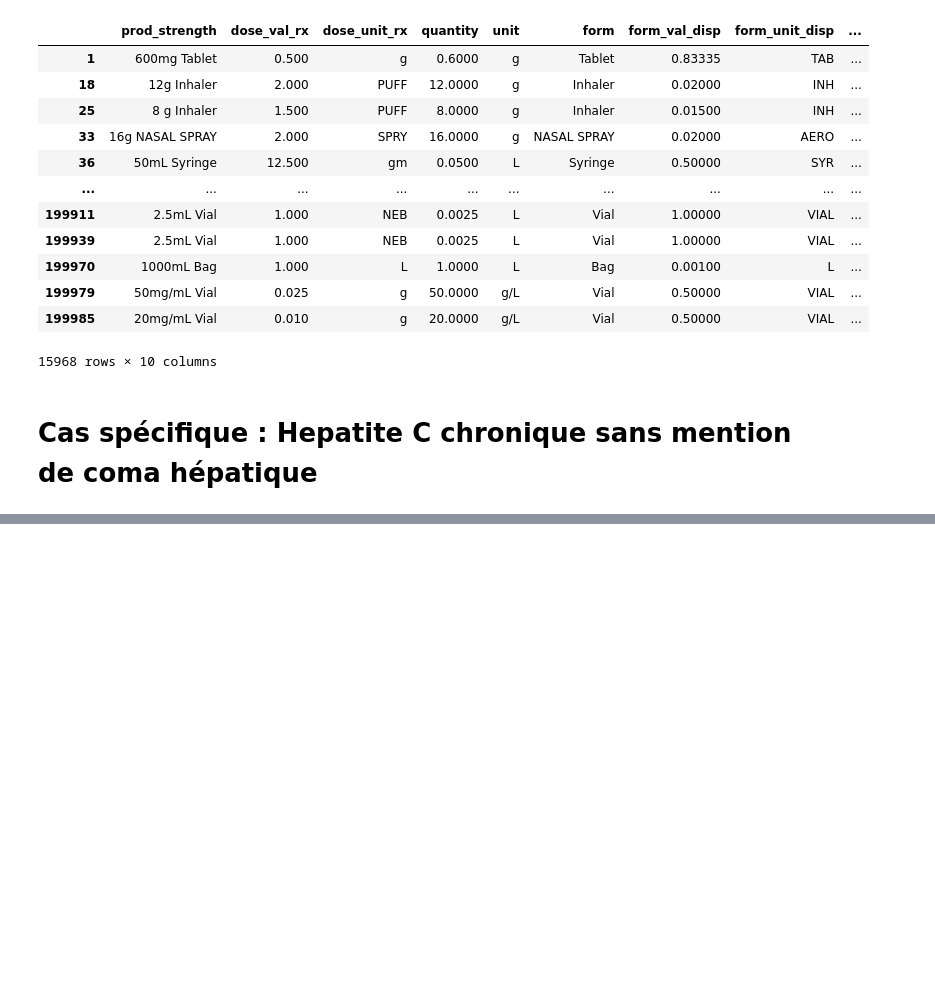
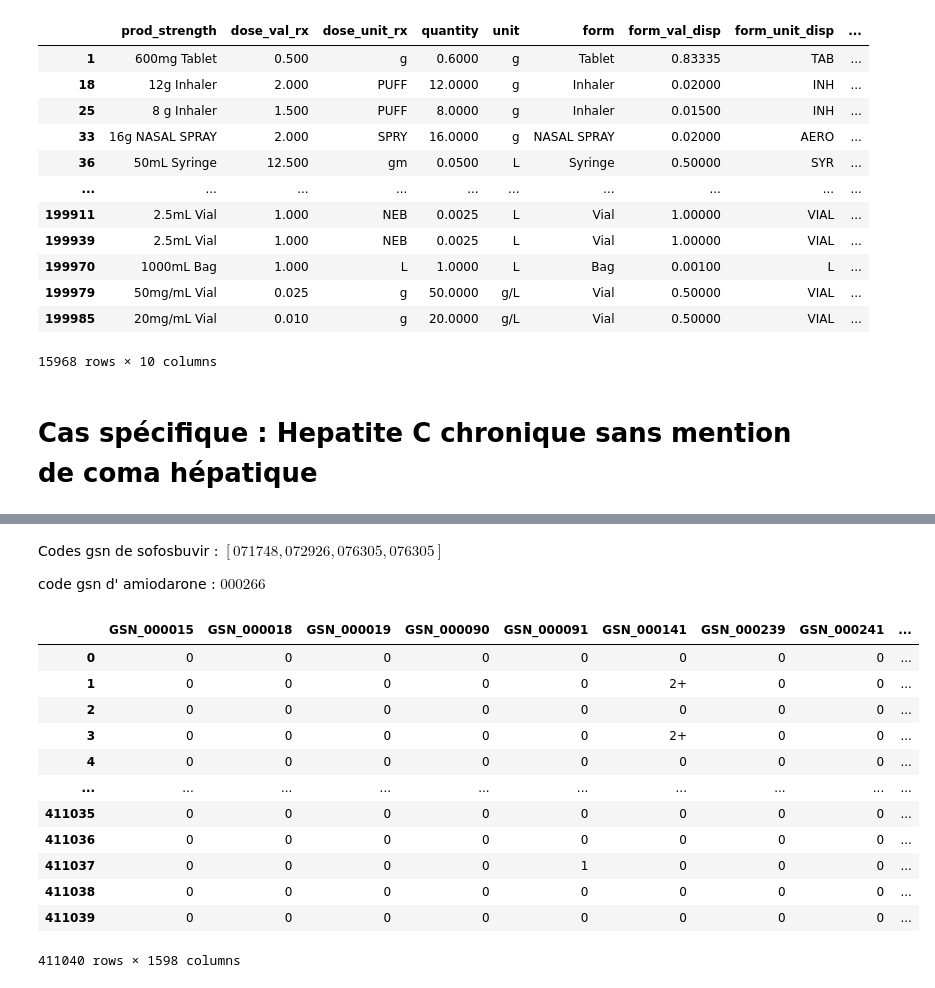
Before and after one commit to JulesVoyer/PDI, a Jupyter notebook: Traitement.ipynb, the cells around one changed output, grey strips where cells are left out. Cells and saved outputs as stored; diff of their text form; code cells hidden in the pictures; blank space fills up the shorter version.

```diff
--- a/Traitement.ipynb
+++ b/Traitement.ipynb
@@ -257,6 +253,7 @@ df.to_csv('dataset.csv', index=False)
 # %%
 import duckdb
 import pandas as pd
+from tqdm.notebook import tqdm, trange
 dataset = pd.read_csv('dataset.csv')
 dataset.drop(columns=['subject_id','hadm_id', 'GSN_'], inplace=True)
 dataset ['correct'] = True
@@ -267,12 +264,13 @@ import random as rd
 
 def generate_mistakes(dataset):
     mistakes_2 = []
-    for row in dataset.to_dict('records'):
-        mistake_key = rd.choice(dataset.keys())
-        mistake_value = rd.choice(dataset[mistake_key].unique())
-        row[mistake_key] = mistake_value
-        row['correct'] = False
-        mistakes_2.append(row)
+    for row in tqdm(dataset.to_dict('records')):
+        for _ in range(len(dataset.keys())//20):
+            mistake_key = rd.choice(dataset.keys())
+            mistake_value = rd.choice(dataset[mistake_key].unique())
+            row[mistake_key] = mistake_value
+            row['correct'] = False
+            mistakes_2.append(row)
     mistakes_2 = pd.DataFrame(mistakes_2)
     return mistakes_2
 
@@ -281,6 +279,37 @@ big_dataset = pd.concat([dataset, generate_mistakes(dataset)], ignore_index=True
 #shuffle the dataset
 
 big_dataset = big_dataset.sample(frac=1).reset_index(drop=True)
+# %% [markdown]
+Codes gsn de sofosbuvir : $[071748,072926,076305,076305]$
+
+code gsn d' amiodarone : $000266$
+# %%
+from sklearn.cluster import KMeans
+import numpy as np
+
+classes = ['0', '1', '2+']
+
+def classification (data) :
+    for key in tqdm(data.columns):
+        if key.startswith('GSN_'):
+            data[key] = data[key].apply(lambda x: '0' if x == 0 else '1' if x == 1 else '2+')
+    return data
+# %%
+classification(big_dataset)
+# %% [output]
+|  | GSN_000015 | GSN_000018 | GSN_000019 | GSN_000090 | GSN_000091 | GSN_000141 | GSN_000239 | GSN_000241 | ... |
+| 0 | 0 | 0 | 0 | 0 | 0 | 0 | 0 | 0 | ... |
+| 1 | 0 | 0 | 0 | 0 | 0 | 2+ | 0 | 0 | ... |
+| 2 | 0 | 0 | 0 | 0 | 0 | 0 | 0 | 0 | ... |
+| 3 | 0 | 0 | 0 | 0 | 0 | 2+ | 0 | 0 | ... |
+| 4 | 0 | 0 | 0 | 0 | 0 | 0 | 0 | 0 | ... |
+| ... | ... | ... | ... | ... | ... | ... | ... | ... | ... |
+| 411035 | 0 | 0 | 0 | 0 | 0 | 0 | 0 | 0 | ... |
+| 411036 | 0 | 0 | 0 | 0 | 0 | 0 | 0 | 0 | ... |
+| 411037 | 0 | 0 | 0 | 0 | 1 | 0 | 0 | 0 | ... |
+| 411038 | 0 | 0 | 0 | 0 | 0 | 0 | 0 | 0 | ... |
+| 411039 | 0 | 0 | 0 | 0 | 0 | 0 | 0 | 0 | ... |
+411040 rows × 1598 columns
 # %%
 train, test = big_dataset[:int(len(big_dataset)*0.7)], big_dataset[int(len(big_dataset)*0.7):]
 # %%
```
Also changed, not shown: parts of 23 cells of this notebook.
